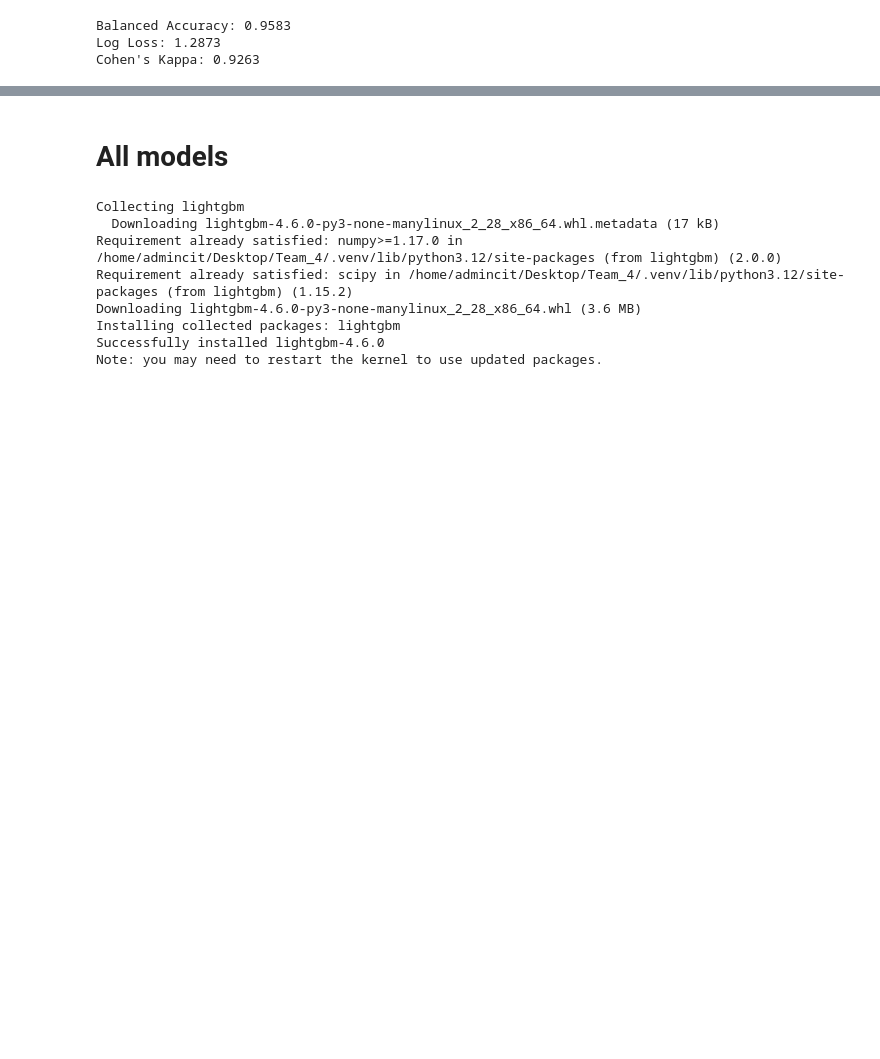
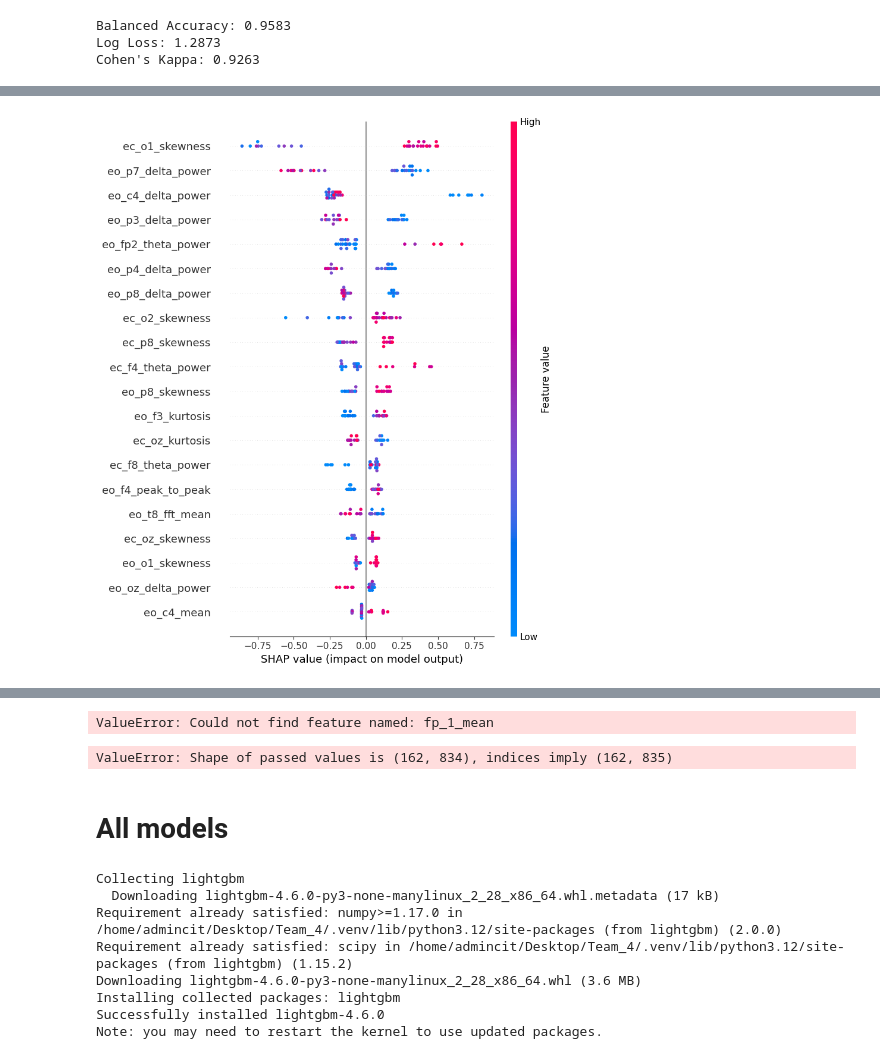
Before and after one commit to ibrainscit/team_4, a Jupyter notebook: notebooks/new_train.ipynb, the cells around one changed output, grey strips where cells are left out. Drawn from its saved outputs; the diff is of its cells as text; code cells hidden in the pictures; blank space fills up the shorter version.

Commit message:
Add SHAP analysis notebook for model interpretability

```diff
--- a/notebooks/new_train.ipynb
+++ b/notebooks/new_train.ipynb
@@ -196,0 +208,31 @@ plt.show()
+# %%
+import shap
+
+# Load the trained model and scaler (optional if already in memory)
+xgb_model = joblib.load("best_xgb_model.pkl")
+scaler = joblib.load("best_xgb_scaler.pkl")
+
+# Convert X_val back to DataFrame with original feature names
+feature_names = df.drop(columns=["Label"]).columns  # Extract feature names
+X_val_df = pd.DataFrame(X_val, columns=feature_names)
+
+# ✅ Initialize SHAP Explainer
+explainer = shap.Explainer(xgb_model, X_val_df)
+
+# ✅ Compute SHAP values
+shap_values = explainer(X_val_df)
+
+# ✅ Summary Plot (Overall Feature Importance)
+shap.summary_plot(shap_values, X_val_df)
+
+# ✅ Force Plot (Single Prediction Explanation)
+shap.initjs()
+shap.force_plot(explainer.expected_value, shap_values[0].values, X_val_df.iloc[0])
+
+# ✅ Dependence Plot for a Specific Feature (Change "fp_1_mean" to any feature name)
+shap.dependence_plot("fp_1_mean", shap_values, X_val_df)
+
+# ✅ SHAP Bar Plot (Top Features)
+shap.bar_plot(shap_values)
+# %% [output]
+[figure, added]
@@ -197,3 +240,15 @@ plt.show()
+ValueError: Could not find feature named: fp_1_mean
+# %%
+# Initialize SHAP Explainer
+X_train_df = pd.DataFrame(X_train, columns=feature_names)
+X_val_df = pd.DataFrame(X_val, columns=feature_names)
+
+explainer = shap.Explainer(xgb_model, X_train_df)
+
+# Compute SHAP values for validation set
+shap_values = explainer(X_val_df)
+# %% [output]
+ValueError: Shape of passed values is (162, 834), indices imply (162, 835)
 # %% [markdown]
 # All models
 # %%
```
Also changed, not shown: parts of 5 cells of this notebook, 2 other files.
